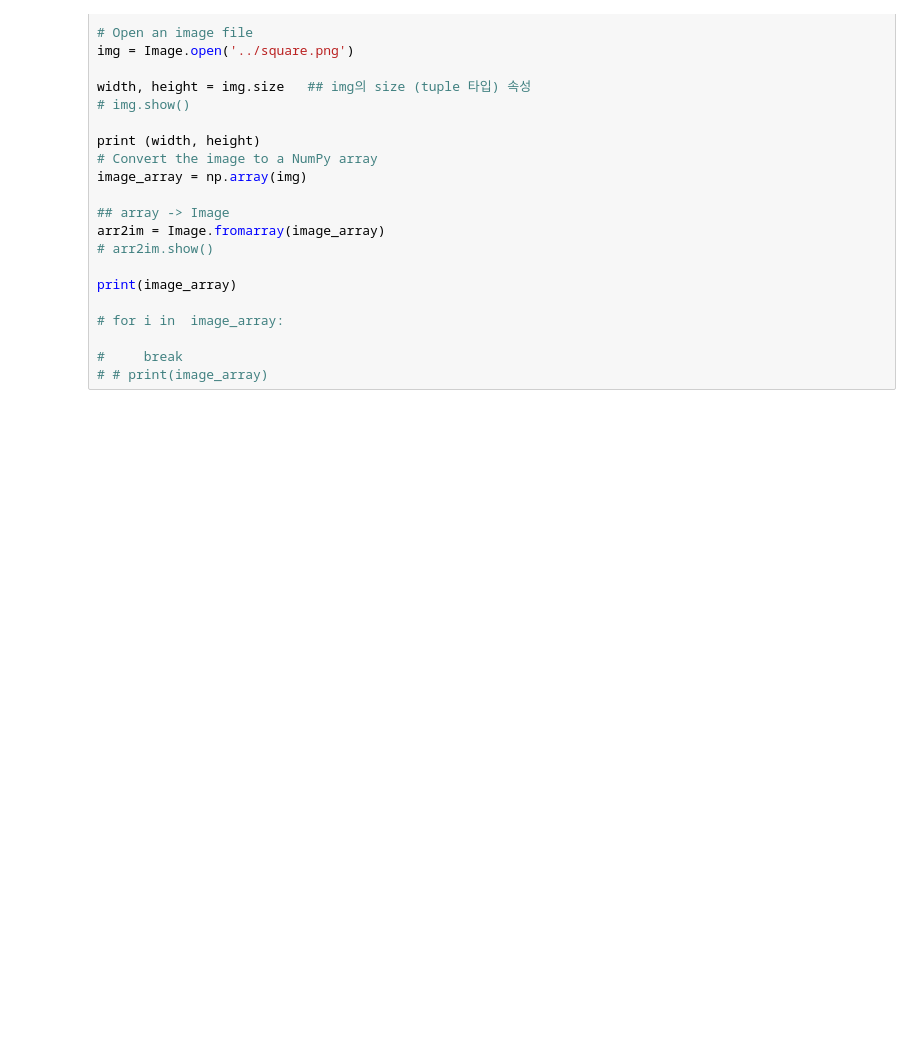
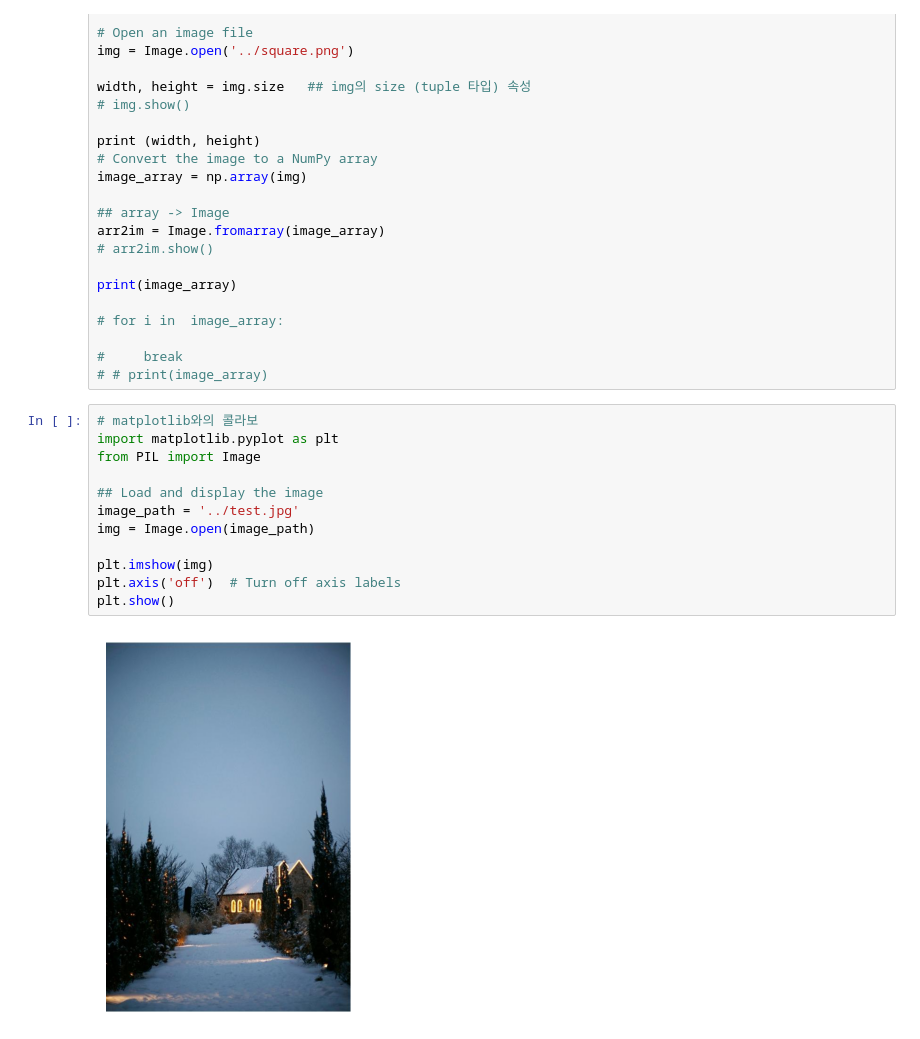
Before and after one commit to dinohand/python_ex, a Jupyter notebook: document/08.이미지/pil_test.ipynb, the cells around one changed output. Saved outputs shown, nothing was run; the diff lists cells and outputs as text; blank space fills up the shorter version.

```diff
--- a/document/08.이미지/pil_test.ipynb
+++ b/document/08.이미지/pil_test.ipynb
@@ -84,3 +97,17 @@ print(image_array)
 
 #     break
 # # print(image_array)
+# %%
+# matplotlib와의 콜라보
+import matplotlib.pyplot as plt
+from PIL import Image
+
+## Load and display the image
+image_path = '../test.jpg'
+img = Image.open(image_path)
+
+plt.imshow(img)
+plt.axis('off')  # Turn off axis labels
+plt.show()
+# %% [output]
+[figure, added]
```
Also changed, not shown: parts of 4 cells of this notebook, 3 other files.
